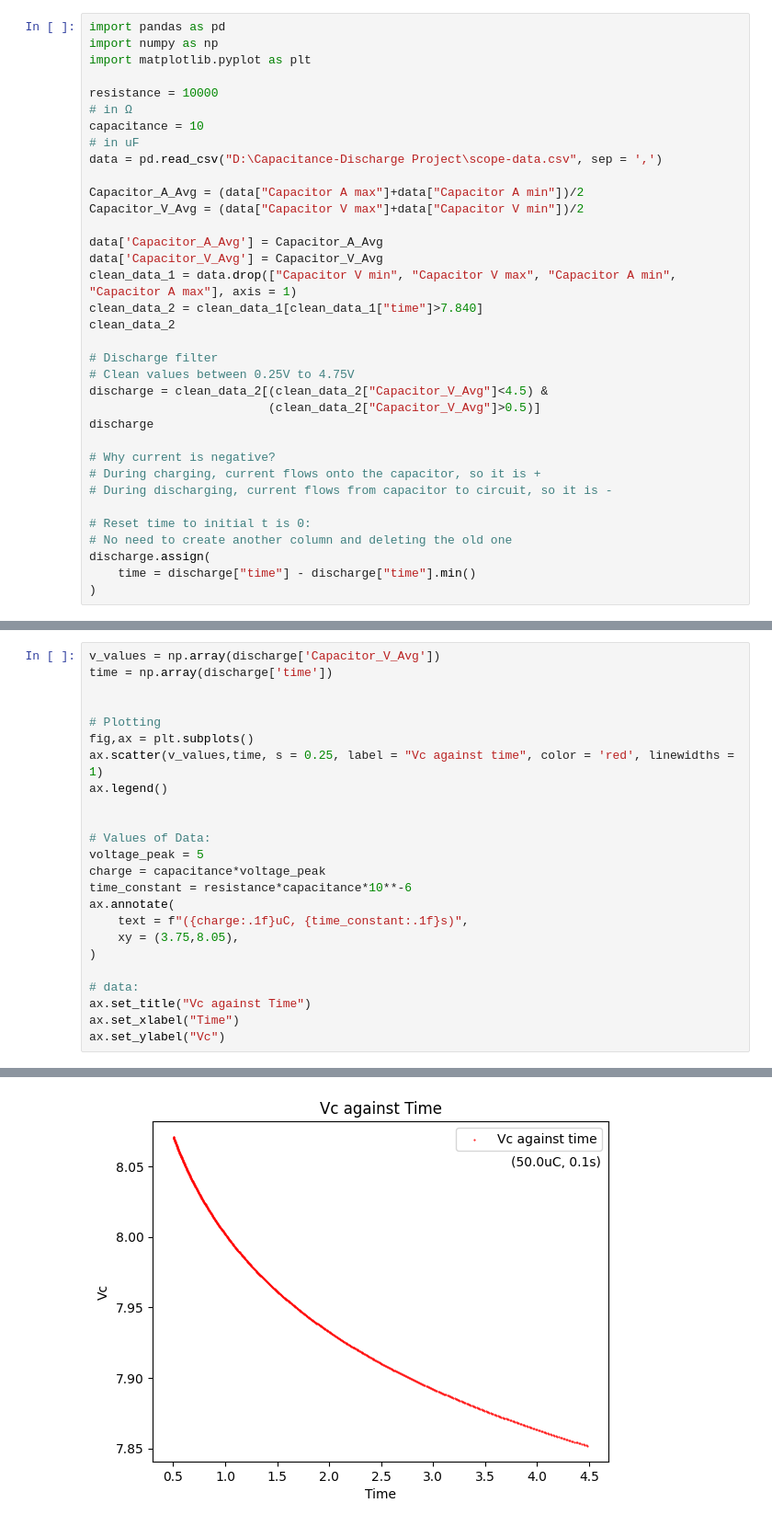
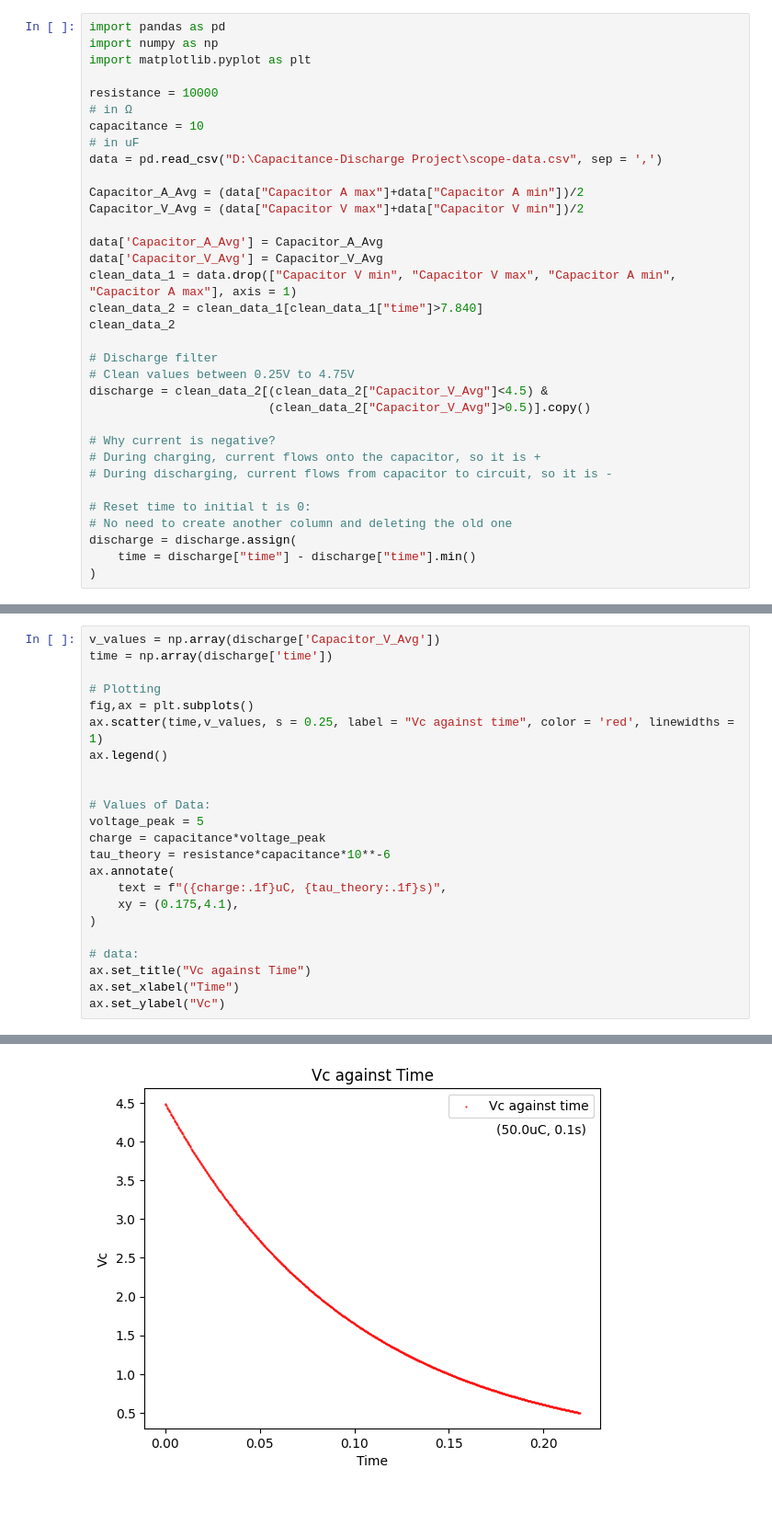
Before and after one commit to Basil1361/Discharge-Capacitance, a Jupyter notebook: Editor.ipynb, the cells around one changed output, grey strips where cells are left out. Shown at 92% size. Saved outputs shown, nothing was run; the diff lists cells and outputs as text.

```diff
--- a/Editor.ipynb
+++ b/Editor.ipynb
@@ -21,8 +21,7 @@ clean_data_2
 # Discharge filter
 # Clean values between 0.25V to 4.75V
 discharge = clean_data_2[(clean_data_2["Capacitor_V_Avg"]<4.5) &
-                         (clean_data_2["Capacitor_V_Avg"]>0.5)]
-discharge
+                         (clean_data_2["Capacitor_V_Avg"]>0.5)].copy()
 
 # Why current is negative?
 # During charging, current flows onto the capacitor, so it is +
@@ -30,6 +29,6 @@ discharge
 
 # Reset time to initial t is 0:
 # No need to create another column and deleting the old one
-discharge.assign(
+discharge = discharge.assign(
     time = discharge["time"] - discharge["time"].min()
 )
@@ -50,29 +35,28 @@ discharge.assign(
 # %%
 v_values = np.array(discharge['Capacitor_V_Avg'])
 time = np.array(discharge['time'])
 
-
 # Plotting
 fig,ax = plt.subplots()
-ax.scatter(v_values,time, s = 0.25, label = "Vc against time", color = 'red', linewidths = 1)
+ax.scatter(time,v_values, s = 0.25, label = "Vc against time", color = 'red', linewidths = 1)
 ax.legend()
 
 
 # Values of Data:
 voltage_peak = 5
 charge = capacitance*voltage_peak
-time_constant = resistance*capacitance*10**-6
+tau_theory = resistance*capacitance*10**-6
 ax.annotate(
-    text = f"({charge:.1f}uC, {time_constant:.1f}s)",
-    xy = (3.75,8.05),
+    text = f"({charge:.1f}uC, {tau_theory:.1f}s)",
+    xy = (0.175,4.1),
 )
 
 # data:
 ax.set_title("Vc against Time")
 ax.set_xlabel("Time")
 ax.set_ylabel("Vc")
 # %% [output]
 Text(0, 0.5, 'Vc')
-[figure, old version]
+[figure, new version]
 # %%
 # Things to do:
```
Also changed, not shown: parts of 9 cells of this notebook.
